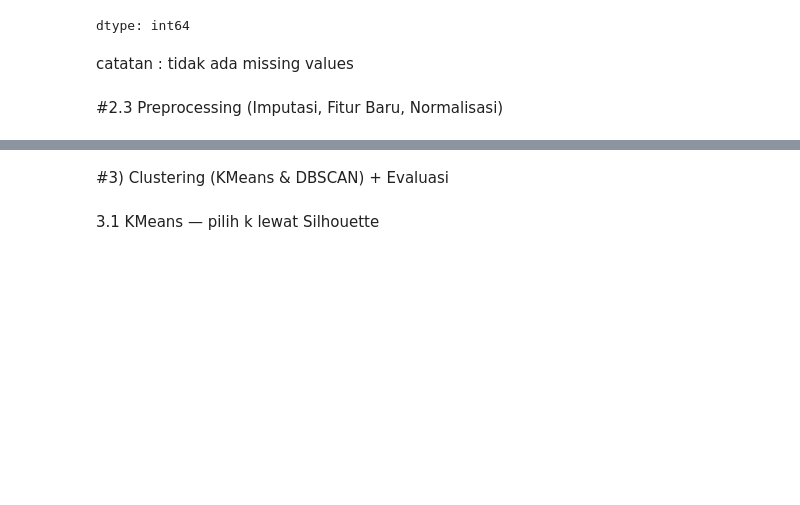
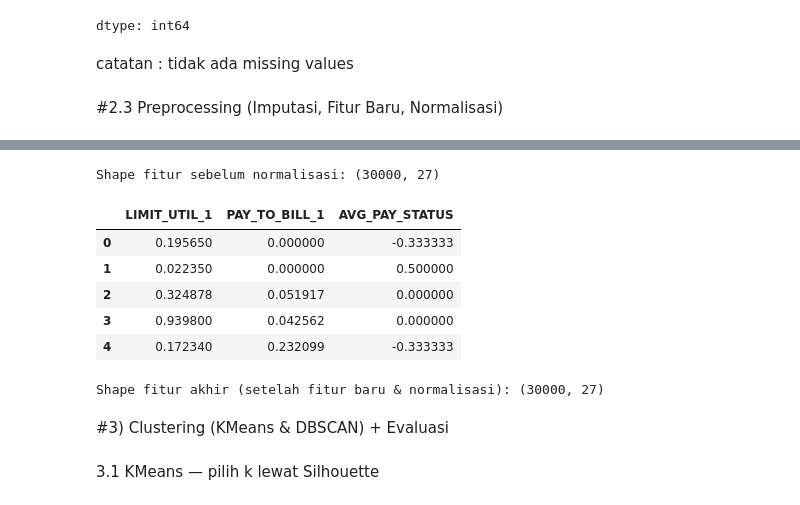
Before and after one commit to sayevvv/machineLearning, a Jupyter notebook: ML_UTS_Abdullah_Shamil_Basayev.ipynb, the cells around one changed output, grey strips where cells are left out. Drawn from its saved outputs; the diff is of its cells as text; code cells hidden in the pictures; blank space fills up the shorter version.

```diff
--- a/ML_UTS_Abdullah_Shamil_Basayev.ipynb
+++ b/ML_UTS_Abdullah_Shamil_Basayev.ipynb
@@ -148,3 +109,49 @@ Shape fitur akhir (setelah imputasi & fitur baru): (30000, 25)
+# %%
+# ====== 3. PREPROCESSING (REVISED) ======
+
+# 3.1 Pilih hanya fitur numerik
+# Menghapus 'ID' karena tidak relevan untuk clustering
+df_numeric = df.select_dtypes(include=['float64', 'int64']).drop('ID', axis=1)
+
+# CATATAN: Karena df.isna().sum() menunjukkan tidak ada missing values,
+# langkah imputasi tidak diperlukan dan telah dihapus.
+
+# 3.2 Buat fitur baru yang relevan (Feature Engineering)
+features = df_numeric.copy()
+
+# Menghindari pembagian dengan nol dengan menambahkan nilai kecil (epsilon)
+epsilon = 1e-6
+
+# a. Rasio Pemanfaatan Limit (Limit Utilization Ratio) untuk bulan terakhir
+# Seberapa banyak nasabah menggunakan limit kredit mereka
+features['LIMIT_UTIL_1'] = features['BILL_AMT1'] / (features['LIMIT_BAL'] + epsilon)
+
+# b. Rasio Pembayaran terhadap Tagihan (Payment to Bill Ratio) untuk bulan terakhir
+# Seberapa disiplin nasabah dalam membayar tagihan
+features['PAY_TO_BILL_1'] = features['PAY_AMT1'] / (features['BILL_AMT1'] + epsilon)
+
+# c. Rata-rata status keterlambatan pembayaran selama 6 bulan
+# Mengukur tren perilaku pembayaran nasabah
+pay_status_cols = ['PAY_0', 'PAY_2', 'PAY_3', 'PAY_4', 'PAY_5', 'PAY_6']
+features['AVG_PAY_STATUS'] = features[pay_status_cols].mean(axis=1)
+
+print("Shape fitur sebelum normalisasi:", features.shape)
+display(features[['LIMIT_UTIL_1', 'PAY_TO_BILL_1', 'AVG_PAY_STATUS']].head())
+
+# 3.3 Normalisasi/standarisasi
+scaler = StandardScaler()
+X_scaled = scaler.fit_transform(features)
+
+print("\nShape fitur akhir (setelah fitur baru & normalisasi):", X_scaled.shape)
+# %% [output]
+Shape fitur sebelum normalisasi: (30000, 27)
+|  | LIMIT_UTIL_1 | PAY_TO_BILL_1 | AVG_PAY_STATUS |
+| 0 | 0.195650 | 0.000000 | -0.333333 |
+| 1 | 0.022350 | 0.000000 | 0.500000 |
+| 2 | 0.324878 | 0.051917 | 0.000000 |
+| 3 | 0.939800 | 0.042562 | 0.000000 |
+| 4 | 0.172340 | 0.232099 | -0.333333 |
+Shape fitur akhir (setelah fitur baru & normalisasi): (30000, 27)
 # %% [markdown]
 #3) Clustering (KMeans & DBSCAN) + Evaluasi
 # %% [markdown]
```
Also changed, not shown: parts of 7 cells of this notebook.
